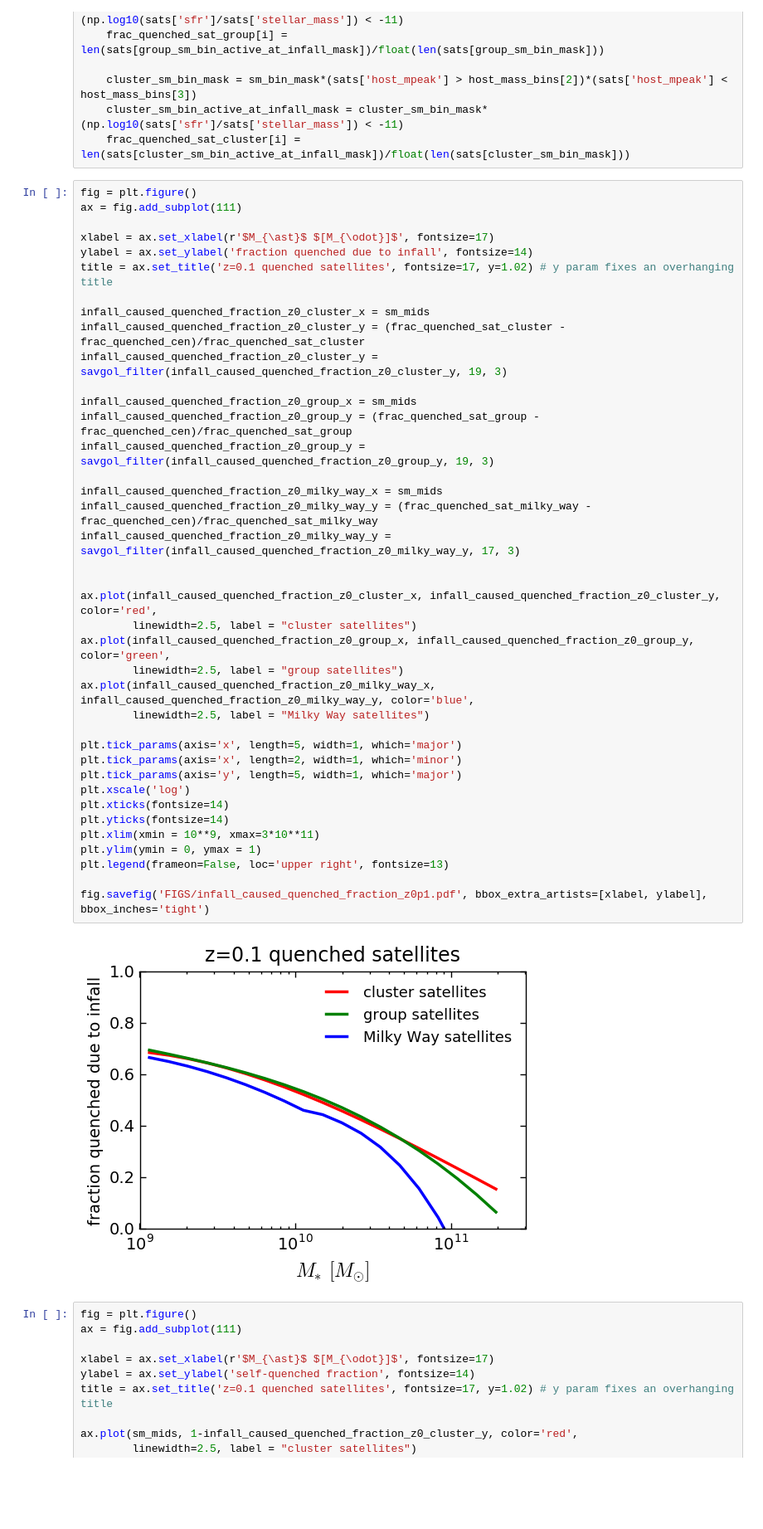
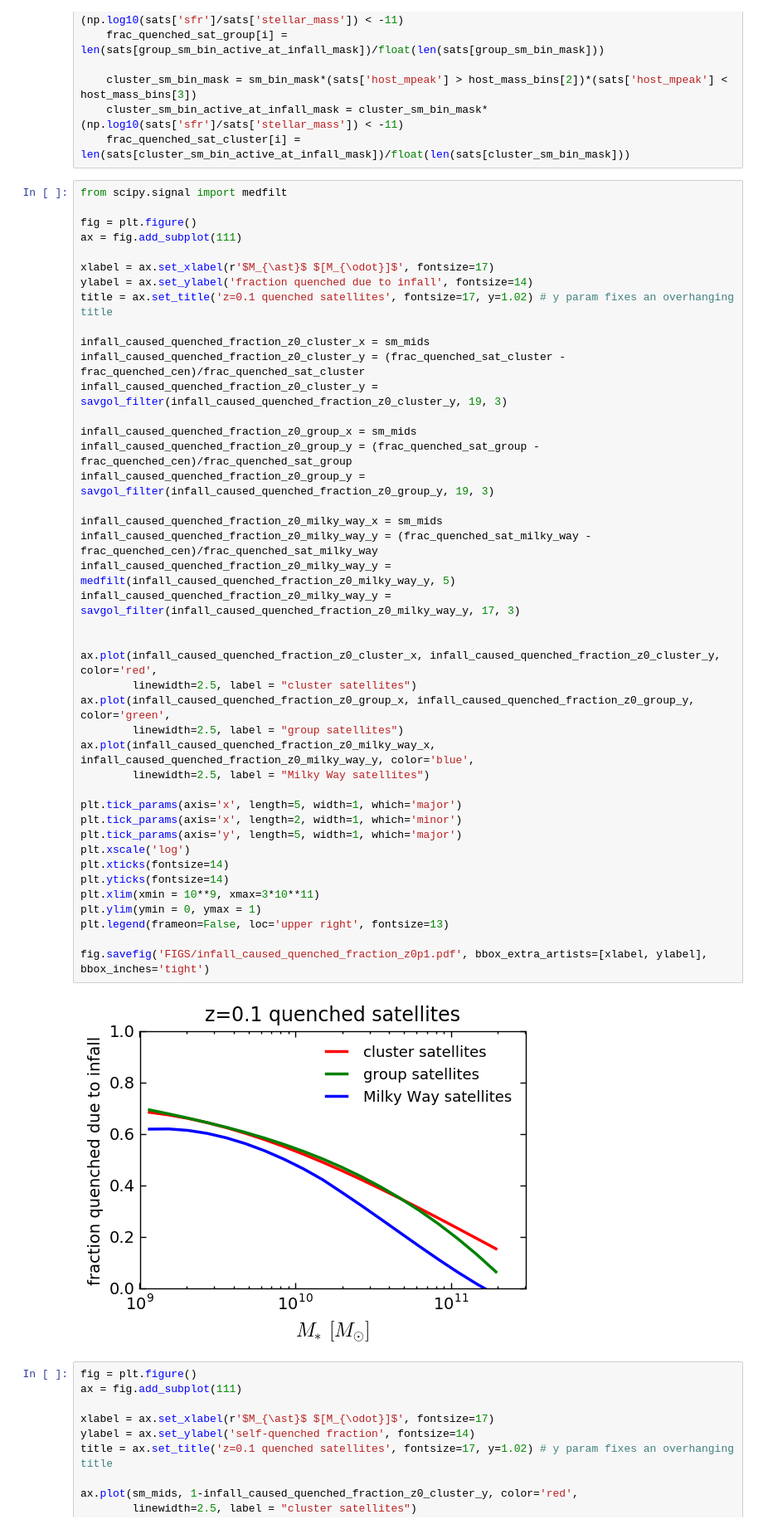
Before and after one commit to aphearin/time_evolving_cam_utils, a Jupyter notebook: fraction_quenched_after_infall.ipynb, the cells around one changed output. Shown at 83% size. Cells and saved outputs as stored; diff of their text form; blank space fills up the shorter version.

Commit message:
prettied up plots and notebook

```diff
--- a/fraction_quenched_after_infall.ipynb
+++ b/fraction_quenched_after_infall.ipynb
@@ -208,6 +209,8 @@ for i, sm_low, sm_high in zip(range(len(sm_bins)-1), sm_bins[0:-1], sm_bins[1:])
     cluster_sm_bin_active_at_infall_mask = cluster_sm_bin_mask*(np.log10(sats['sfr']/sats['stellar_mass']) < -11)
     frac_quenched_sat_cluster[i] = len(sats[cluster_sm_bin_active_at_infall_mask])/float(len(sats[cluster_sm_bin_mask]))
 # %%
+from scipy.signal import medfilt
+
 fig = plt.figure()
 ax = fig.add_subplot(111)
 
@@ -220,34 +223,35 @@ infall_caused_quenched_fraction_z0_cluster_y = (frac_quenched_sat_cluster - frac
 infall_caused_quenched_fraction_z0_cluster_y = savgol_filter(infall_caused_quenched_fraction_z0_cluster_y, 19, 3)
 
 infall_caused_quenched_fraction_z0_group_x = sm_mids
 infall_caused_quenched_fraction_z0_group_y = (frac_quenched_sat_group - frac_quenched_cen)/frac_quenched_sat_group
 infall_caused_quenched_fraction_z0_group_y = savgol_filter(infall_caused_quenched_fraction_z0_group_y, 19, 3)
 
 infall_caused_quenched_fraction_z0_milky_way_x = sm_mids
 infall_caused_quenched_fraction_z0_milky_way_y = (frac_quenched_sat_milky_way - frac_quenched_cen)/frac_quenched_sat_milky_way
+infall_caused_quenched_fraction_z0_milky_way_y = medfilt(infall_caused_quenched_fraction_z0_milky_way_y, 5)
 infall_caused_quenched_fraction_z0_milky_way_y = savgol_filter(infall_caused_quenched_fraction_z0_milky_way_y, 17, 3)
 
 
 ax.plot(infall_caused_quenched_fraction_z0_cluster_x, infall_caused_quenched_fraction_z0_cluster_y, color='red',
         linewidth=2.5, label = "cluster satellites")
 ax.plot(infall_caused_quenched_fraction_z0_group_x, infall_caused_quenched_fraction_z0_group_y, color='green',
         linewidth=2.5, label = "group satellites")
 ax.plot(infall_caused_quenched_fraction_z0_milky_way_x, infall_caused_quenched_fraction_z0_milky_way_y, color='blue',
         linewidth=2.5, label = "Milky Way satellites")
 
 plt.tick_params(axis='x', length=5, width=1, which='major')
 plt.tick_params(axis='x', length=2, width=1, which='minor')
 plt.tick_params(axis='y', length=5, width=1, which='major')
 plt.xscale('log')
 plt.xticks(fontsize=14)
 plt.yticks(fontsize=14)
 plt.xlim(xmin = 10**9, xmax=3*10**11)
 plt.ylim(ymin = 0, ymax = 1)
 plt.legend(frameon=False, loc='upper right', fontsize=13)
 
 fig.savefig('FIGS/infall_caused_quenched_fraction_z0p1.pdf', bbox_extra_artists=[xlabel, ylabel], bbox_inches='tight')
 # %% [output]
-[figure, old version]
+[figure, new version]
 # %%
 fig = plt.figure()
 ax = fig.add_subplot(111)
```
Also changed, not shown: parts of 2 cells of this notebook.
